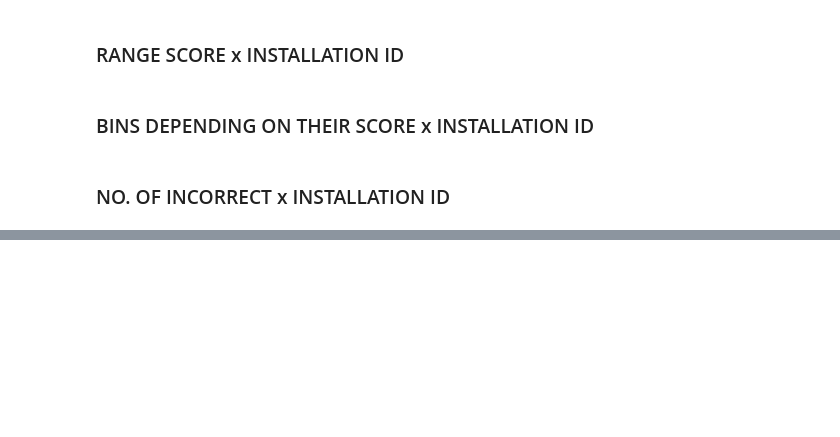
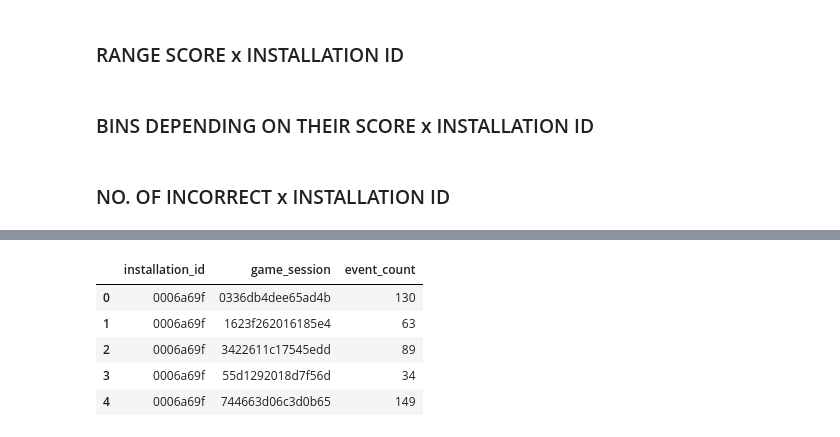
Before and after one commit to cats-in-the-hat/PBS-KIDS2, a Jupyter notebook: cris_ntbk.ipynb, the cells around one changed output, grey strips where cells are left out. Drawn from its saved outputs; the diff is of its cells as text; code cells hidden in the pictures; blank space fills up the shorter version.

```diff
--- a/cris_ntbk.ipynb
+++ b/cris_ntbk.ipynb
@@ -1137,0 +1188,11 @@ import plotly.express as px
+# %%
+no_ev = game_only.groupby(["installation_id","game_session"])[["event_count"]].count().reset_index()
+# %%
+no_ev.head()
+# %% [output]
+|  | installation_id | game_session | event_count |
+| 0 | 0006a69f | 0336db4dee65ad4b | 130 |
+| 1 | 0006a69f | 1623f262016185e4 | 63 |
+| 2 | 0006a69f | 3422611c17545edd | 89 |
+| 3 | 0006a69f | 55d1292018d7f56d | 34 |
+| 4 | 0006a69f | 744663d06c3d0b65 | 149 |
```
Also changed, not shown: parts of 22 cells of this notebook.
